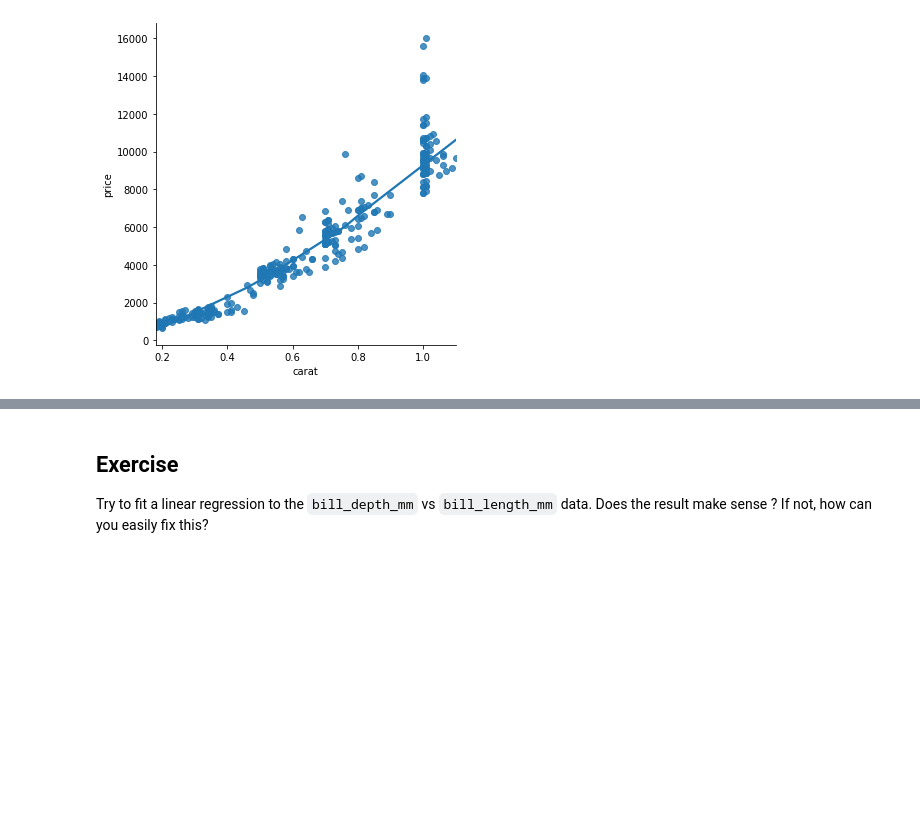
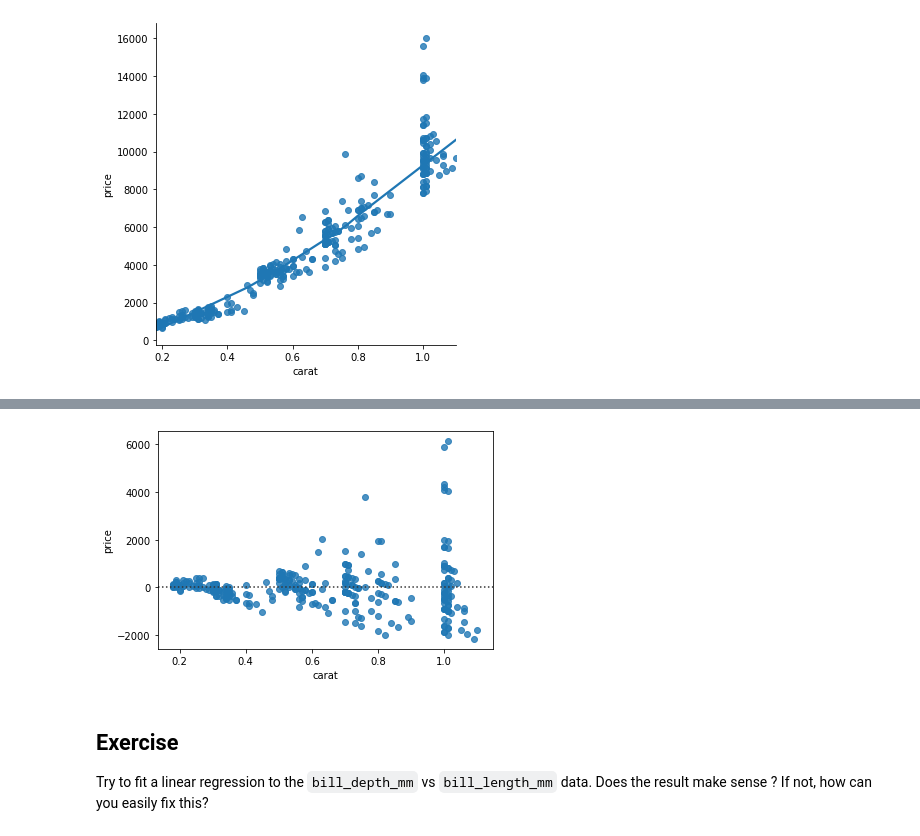
Before and after one commit to guiwitz/DAVPy, a Jupyter notebook: 17-Seaborn_regression.ipynb, the cells around one changed output, grey strips where cells are left out. Saved outputs shown, nothing was run; the diff lists cells and outputs as text; code cells hidden in the pictures; blank space fills up the shorter version.

```diff
--- a/17-Seaborn_regression.ipynb
+++ b/17-Seaborn_regression.ipynb
@@ -64,3 +68,7 @@ sns.lmplot(data=diams, x='carat', y='price', lowess=True);
+# %%
+sns.residplot(data=diams, x='carat', y='price', order=2);
+# %% [output]
+[figure, added]
 # %% [markdown]
 ## Exercise
 
```
Also changed, not shown: parts of 3 cells of this notebook.
